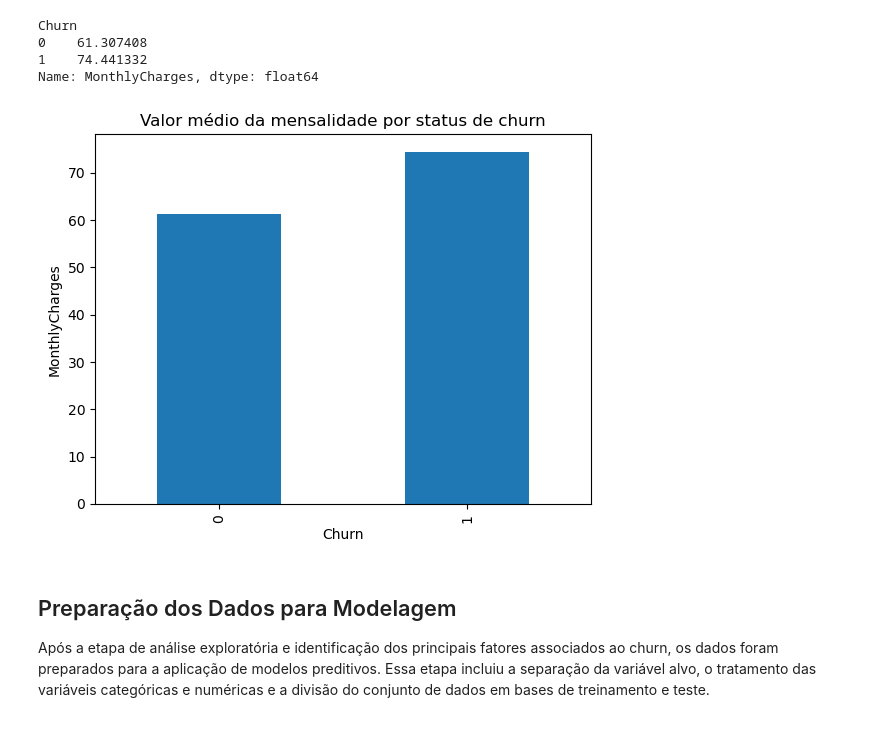
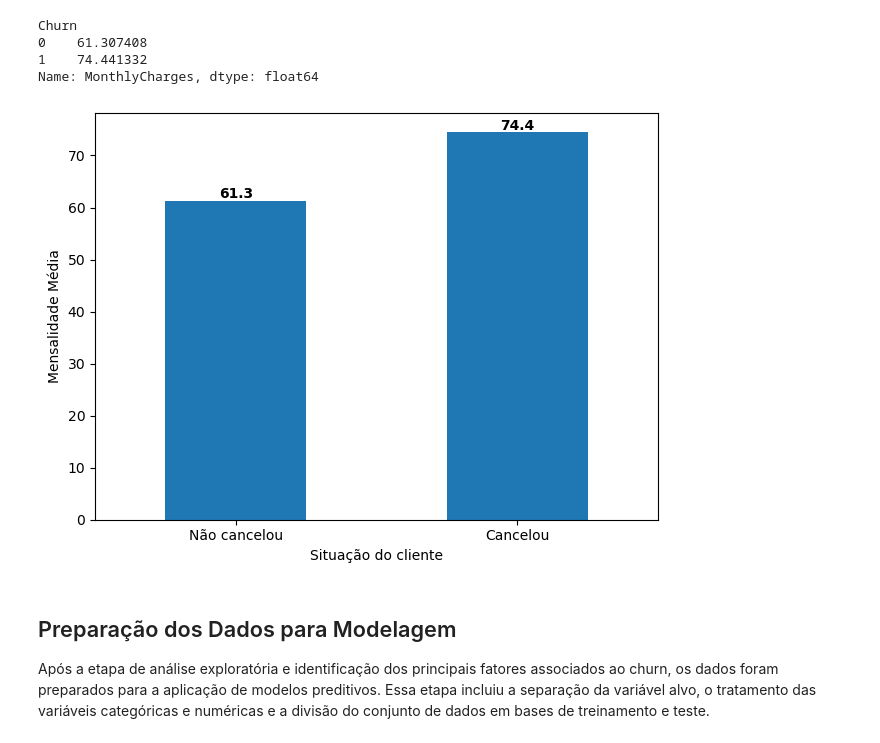
Before and after one commit to AlissonFelipeBS/TCC-churn-telco, a Jupyter notebook: TCC_Chur_Telecon.ipynb, the cells around one changed output. Cells and saved outputs as stored; diff of their text form; code cells hidden in the pictures.

```diff
--- a/TCC_Chur_Telecon.ipynb
+++ b/TCC_Chur_Telecon.ipynb
@@ -203,9 +317,23 @@ Churn
 1    17.979133
 Name: tenure, dtype: float64
 # %%
-dados.groupby("Churn")["tenure"].mean().plot(kind="bar")
-plt.title("Tempo médio de permanência por status de churn")
-plt.xlabel("Churn")
-plt.ylabel("Tempo médio (meses)")
+# Cálculo da média do tempo de permanência por status de cancelamento
+media_tempo = dados.groupby("Churn")["tenure"].mean()
+
+# Renomeando categorias do eixo X
+media_tempo.index = ["Não cancelou", "Cancelou"]
+
+# Gráfico
+ax = media_tempo.plot(kind="bar")
+ax.set_xticklabels(media_tempo.index, rotation=0)
+plt.xlabel("Situação do cliente")
+plt.ylabel("Tempo médio de permanência (meses)")
+
+plt.tight_layout()
+
+# Inserindo valores acima das barras
+for i, v in enumerate(media_tempo.values):
+    ax.text(i, v + 0.5, f"{v:.1f}", ha="center", fontweight="bold")
+
 plt.show()
 # %% [output]
@@ -222,14 +350,28 @@ Churn
 1    74.441332
 Name: MonthlyCharges, dtype: float64
 # %%
+# Cálculo da média da mensalidade por status de cancelamento
+mensalidade = dados.groupby("Churn")["MonthlyCharges"].mean()
 
-dados.groupby("Churn")["MonthlyCharges"].mean().plot(kind="bar")
-plt.title("Valor médio da mensalidade por status de churn")
-plt.xlabel("Churn")
-plt.ylabel("MonthlyCharges")
+# Renomeando categorias do eixo X
+mensalidade.index = ["Não cancelou", "Cancelou"]
+
+# Gráfico
+ax = mensalidade.plot(kind="bar")
+
+ax.set_xticklabels(mensalidade.index, rotation=0)
+plt.xlabel("Situação do cliente")
+plt.ylabel("Mensalidade Média")
+
+plt.tight_layout()
+
+# Inserindo valores acima das barras
+for i, v in enumerate(mensalidade.values):
+    ax.text(i, v + 0.5, f"{v:.1f}", ha="center", fontweight="bold")
+
 plt.show()
 # %% [output]
-[figure, old version]
+[figure, new version]
 # %% [markdown]
 ## Preparação dos Dados para Modelagem
 
```
Also changed, not shown: parts of 37 cells of this notebook.
